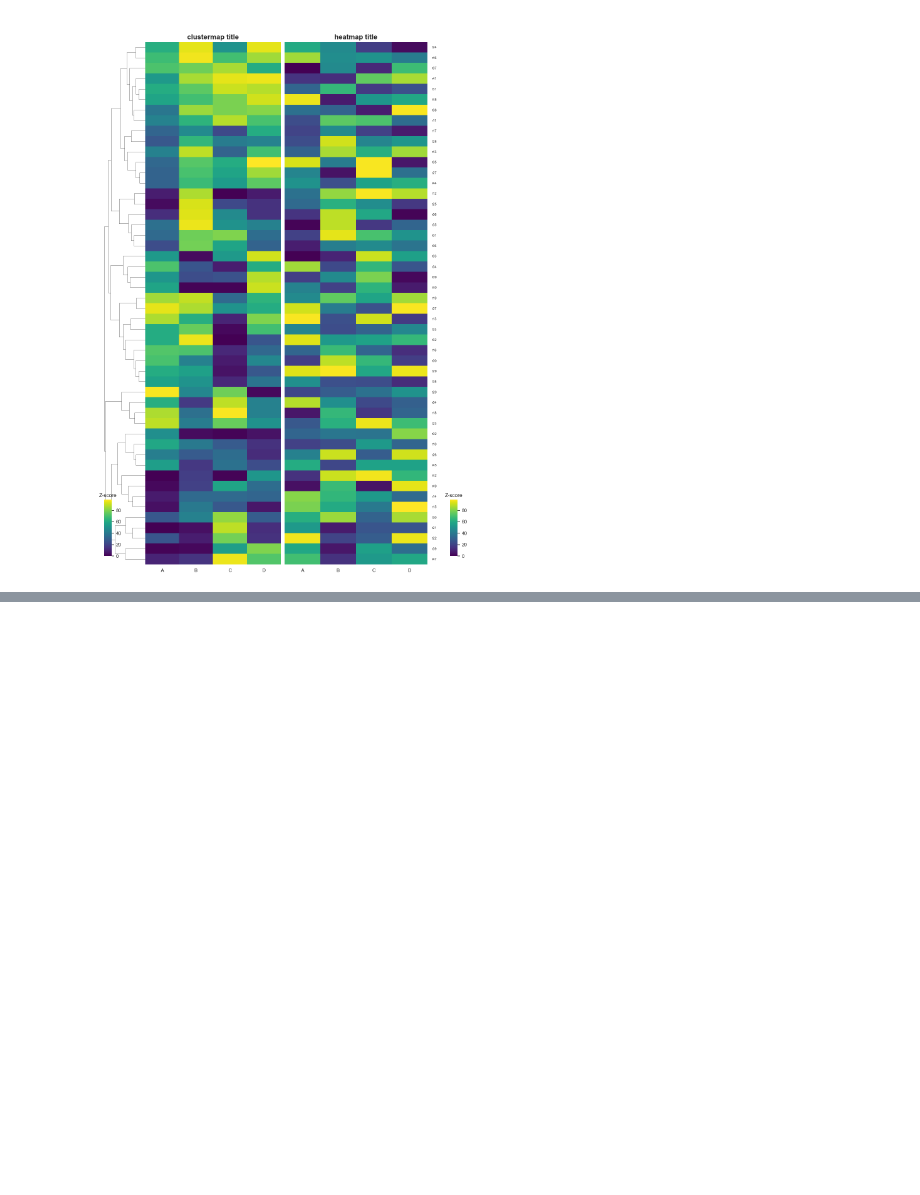
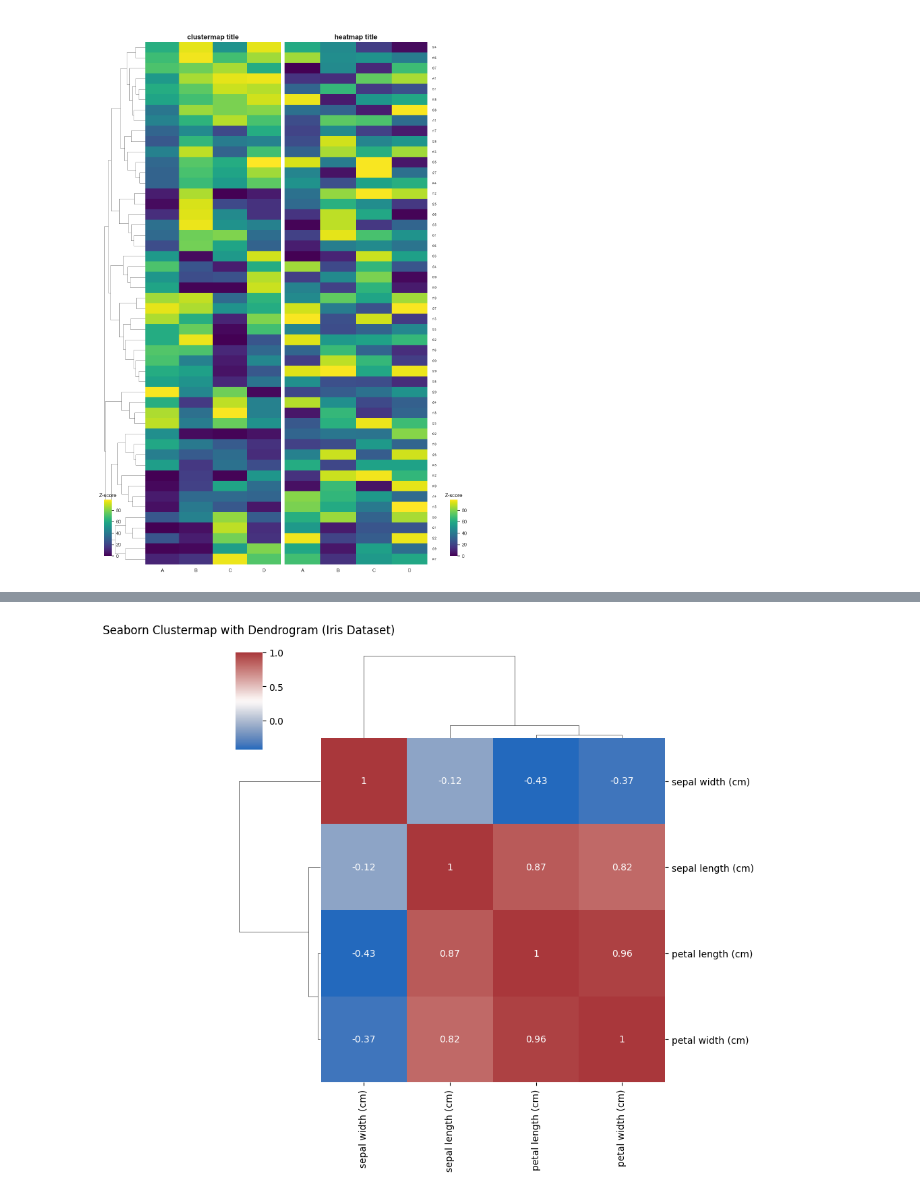
Before and after one commit to Versus-91/mlfit, a Jupyter notebook: frontend/test.ipynb, the cells around one changed output, grey strips where cells are left out. Saved outputs shown, nothing was run; the diff lists cells and outputs as text; code cells hidden in the pictures; blank space fills up the shorter version.

```diff
--- a/frontend/test.ipynb
+++ b/frontend/test.ipynb
@@ -81,0 +106,22 @@ plt.show()
+# %%
+import seaborn as sns
+import pandas as pd
+from sklearn.datasets import load_iris
+import matplotlib.pyplot as plt
+
+# Load the Iris dataset
+iris = load_iris()
+iris_df = pd.DataFrame(iris.data, columns=iris.feature_names)
+
+# Compute the correlation matrix
+corr = iris_df.corr()
+
+# Create a clustermap
+s = sns.clustermap(corr,
+               cmap='vlag',    # Colormap for heatmap
+               figsize=(8, 8),
+               annot=True)     # Display correlation values
+plt.title("Seaborn Clustermap with Dendrogram (Iris Dataset)", pad=20)
+plt.show()
+# %% [output]
+[figure, added]
```
Also changed, not shown: parts of 2 cells of this notebook, 5 other files.
